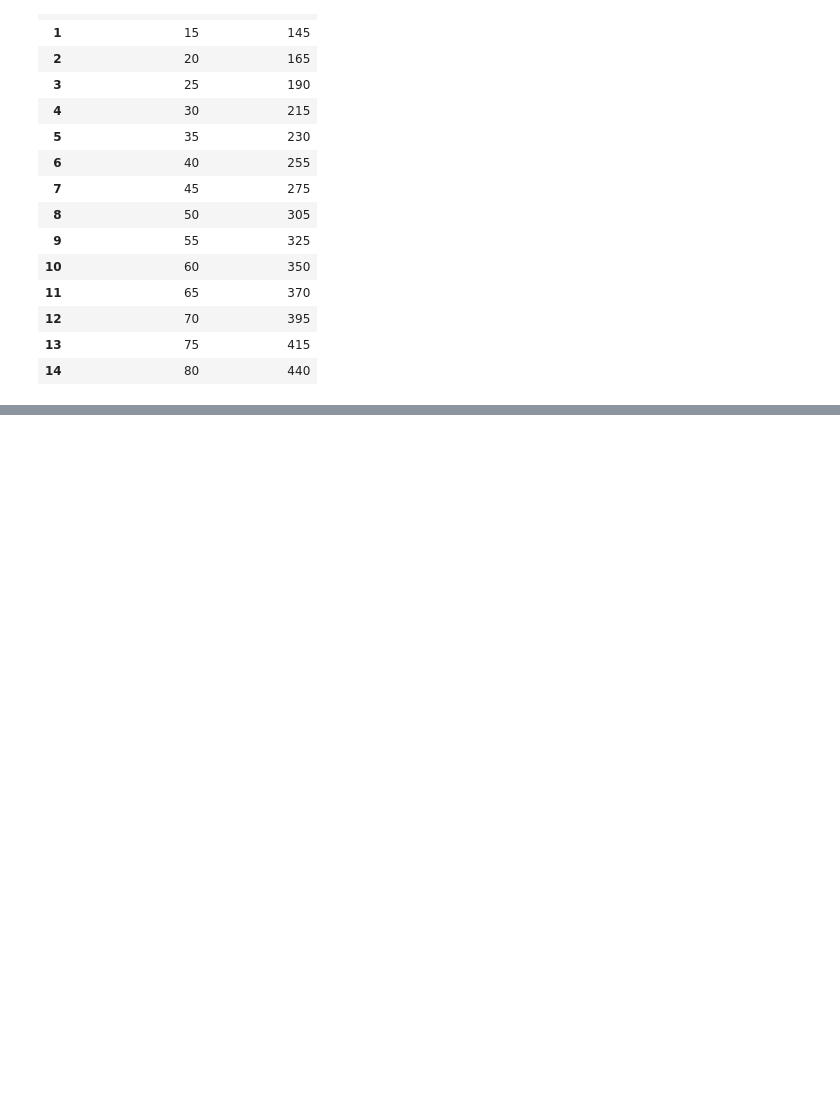
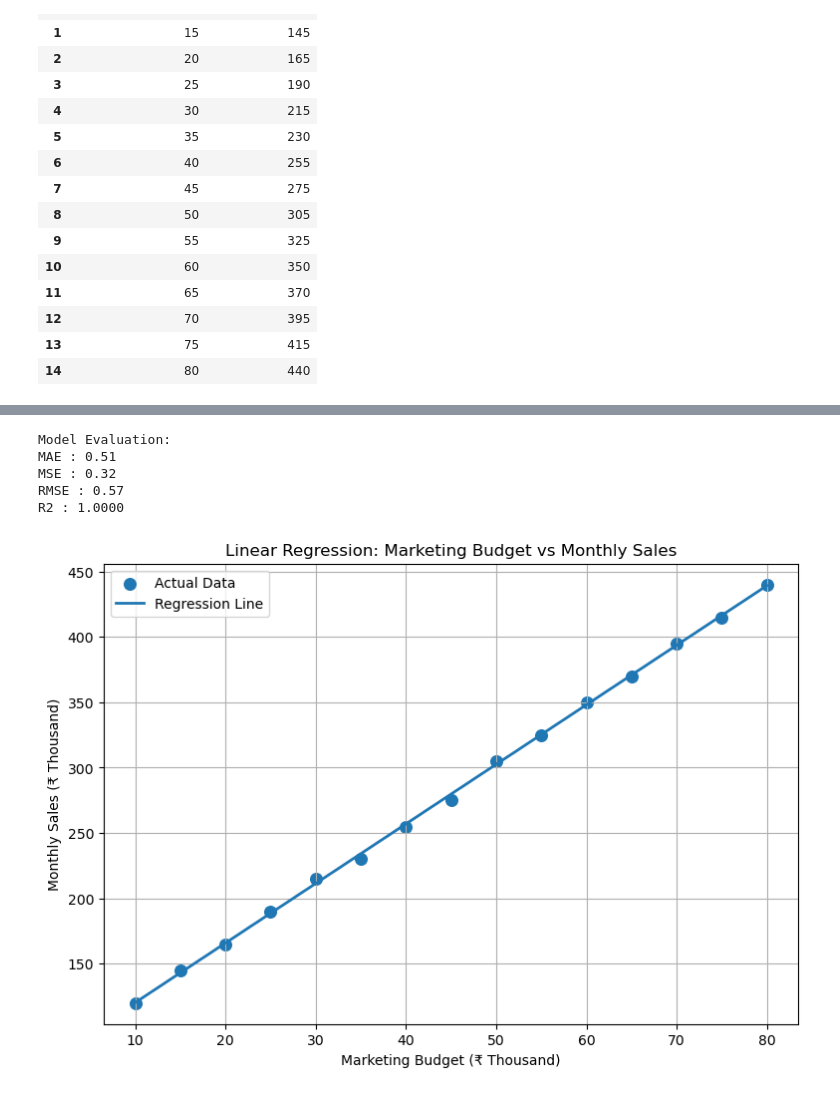
Before and after one commit to j05h777/SSPU, a Jupyter notebook: MLT/practical/practical2/practical2.ipynb, the cells around one changed output, grey strips where cells are left out. Drawn from its saved outputs; the diff is of its cells as text; code cells hidden in the pictures; blank space fills up the shorter version.

```diff
--- a/MLT/practical/practical2/practical2.ipynb
+++ b/MLT/practical/practical2/practical2.ipynb
@@ -34,0 +81,10 @@ df
+# %%
+X=df[['Marketing_Budget']]
+y=df.Monthly_Sales
+# %%
+X_train,X_test,y_train,y_test=train_test_split(
+    X,
+    y,
+    test_size=0.2,
+    random_state=42
+)
@@ -34,0 +127,39 @@ df
+# %%
+mae = mean_absolute_error(y_test, y_pred)
+mse = mean_squared_error(y_test, y_pred)
+rmse = np.sqrt(mse)
+r2 = r2_score(y_test, y_pred)
+
+print("\nModel Evaluation:")
+print(f"MAE : {mae:.2f}")
+print(f"MSE : {mse:.2f}")
+print(f"RMSE : {rmse:.2f}")
+print(f"R2 : {r2:.4f}")
+# %% [output]
+Model Evaluation:
+MAE : 0.51
+MSE : 0.32
+RMSE : 0.57
+R2 : 1.0000
+# %%
+plt.figure(figsize=(9, 6))
+plt.scatter(
+    X,
+    y,
+    s=70,
+    label="Actual Data"
+)
+plt.plot(
+    X,
+    model.predict(X),
+    linewidth=2,
+    label="Regression Line"
+)
+plt.xlabel("Marketing Budget (₹ Thousand)")
+plt.ylabel("Monthly Sales (₹ Thousand)")
+plt.title("Linear Regression: Marketing Budget vs Monthly Sales")
+plt.legend()
+plt.grid(True)
+plt.show()
+# %% [output]
+[figure, added]
```
Also changed, not shown: parts of 13 cells of this notebook, 1 other file.
